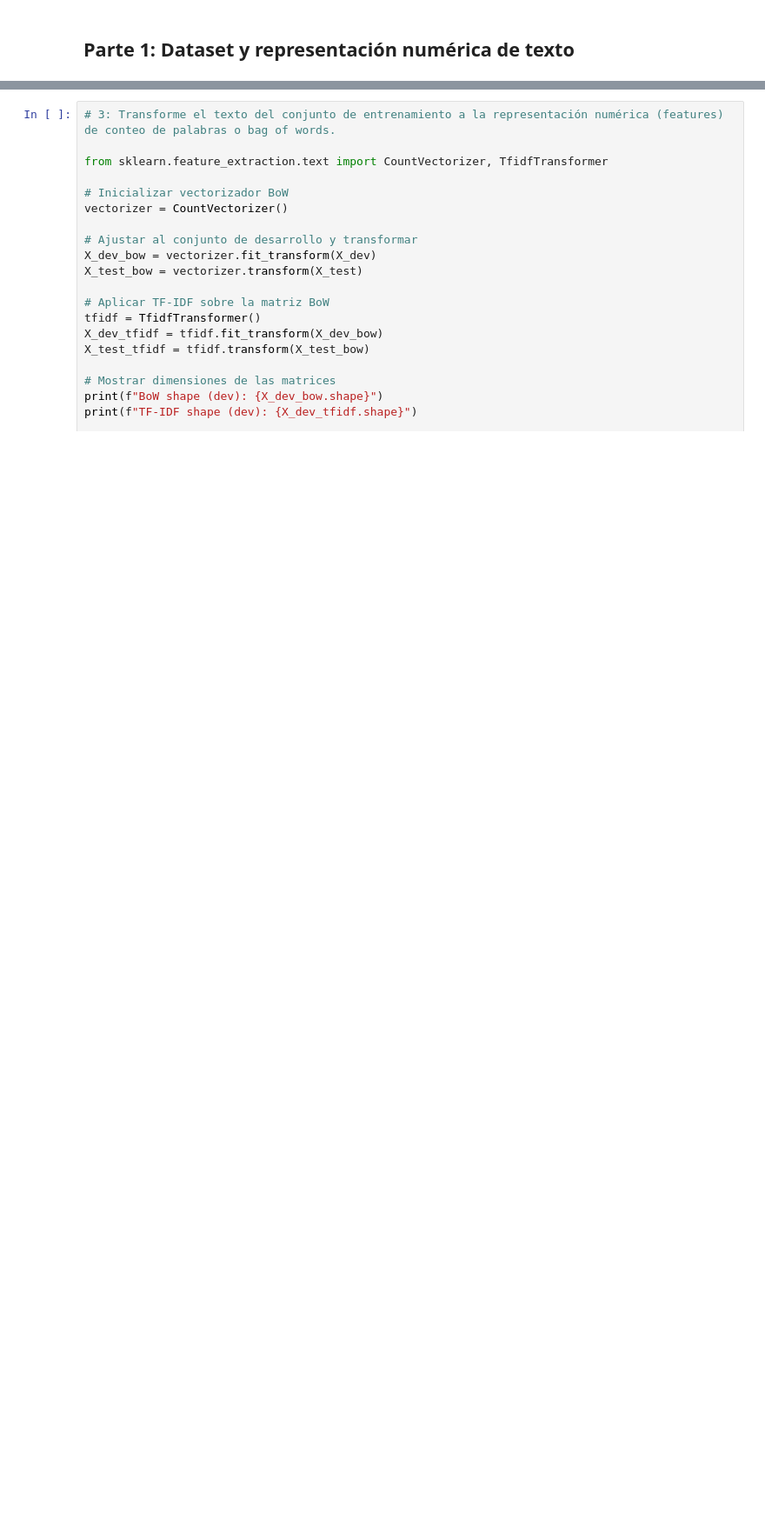
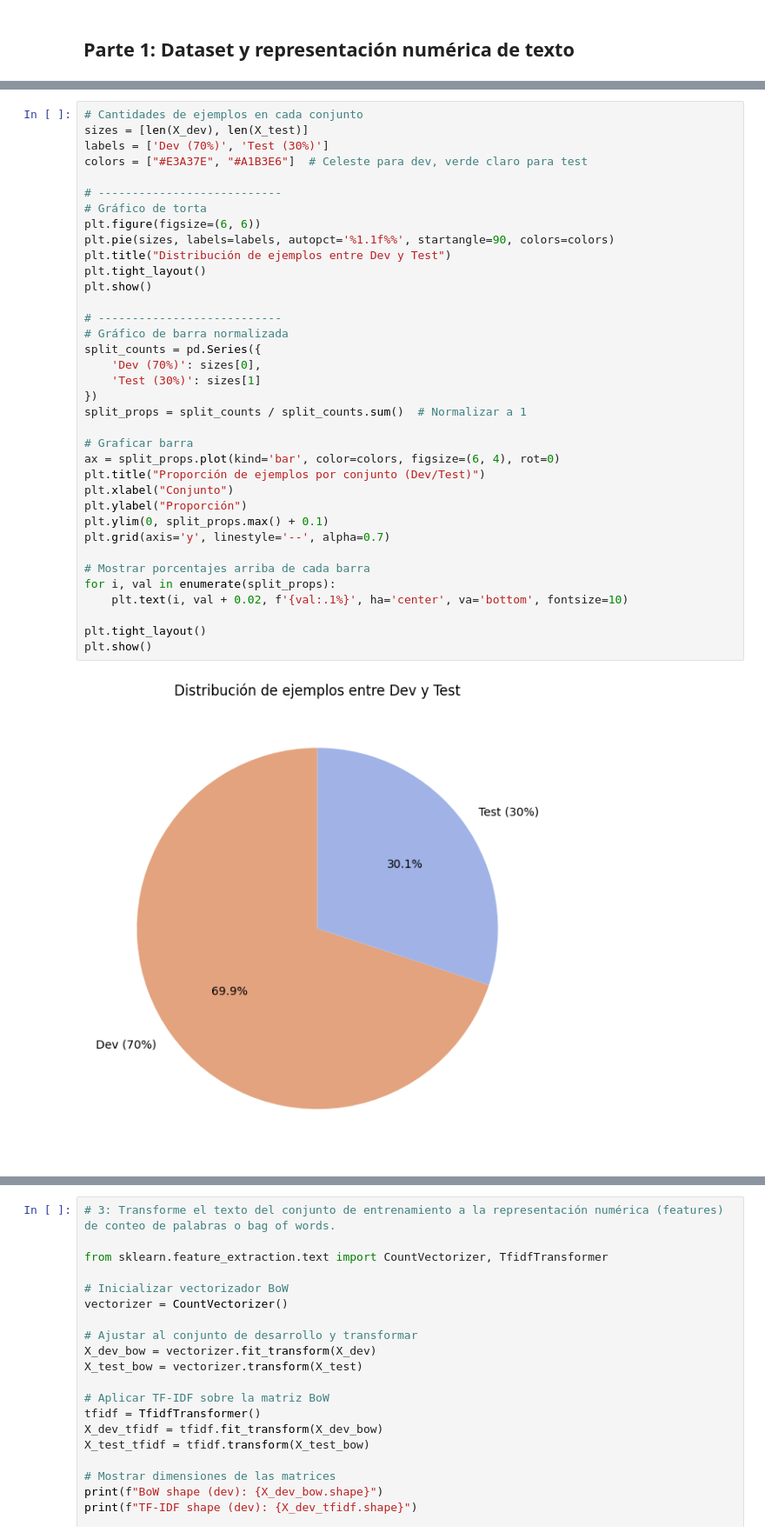
Before and after one commit to Jonathanrr98/ICD-Tarea2, a Jupyter notebook: us2020_propuesta_estudiantes.ipynb, the cells around one changed output, grey strips where cells are left out. Shown at 87% size. Cells and saved outputs as stored; diff of their text form; blank space fills up the shorter version.

```diff
--- a/us2020_propuesta_estudiantes.ipynb
+++ b/us2020_propuesta_estudiantes.ipynb
@@ -193,3 +215,41 @@ print(f"Tamaño conjunto de prueba (test): {X_test.shape[0]}")
 # %% [output]
 Tamaño conjunto de desarrollo (dev): 100
 Tamaño conjunto de prueba (test): 43
+# %%
+# Cantidades de ejemplos en cada conjunto
+sizes = [len(X_dev), len(X_test)]
+labels = ['Dev (70%)', 'Test (30%)']
+colors = ["#E3A37E", "#A1B3E6"]  # Celeste para dev, verde claro para test
+
+# ---------------------------
+# Gráfico de torta
+plt.figure(figsize=(6, 6))
+plt.pie(sizes, labels=labels, autopct='%1.1f%%', startangle=90, colors=colors)
+plt.title("Distribución de ejemplos entre Dev y Test")
+plt.tight_layout()
+plt.show()
+
+# ---------------------------
+# Gráfico de barra normalizada
+split_counts = pd.Series({
+    'Dev (70%)': sizes[0],
+    'Test (30%)': sizes[1]
+})
+split_props = split_counts / split_counts.sum()  # Normalizar a 1
+
+# Graficar barra
+ax = split_props.plot(kind='bar', color=colors, figsize=(6, 4), rot=0)
+plt.title("Proporción de ejemplos por conjunto (Dev/Test)")
+plt.xlabel("Conjunto")
+plt.ylabel("Proporción")
+plt.ylim(0, split_props.max() + 0.1)
+plt.grid(axis='y', linestyle='--', alpha=0.7)
+
+# Mostrar porcentajes arriba de cada barra
+for i, val in enumerate(split_props):
+    plt.text(i, val + 0.02, f'{val:.1%}', ha='center', va='bottom', fontsize=10)
+
+plt.tight_layout()
+plt.show()
+# %% [output]
+[figure, added]
```
Also changed, not shown: parts of 10 cells of this notebook.
